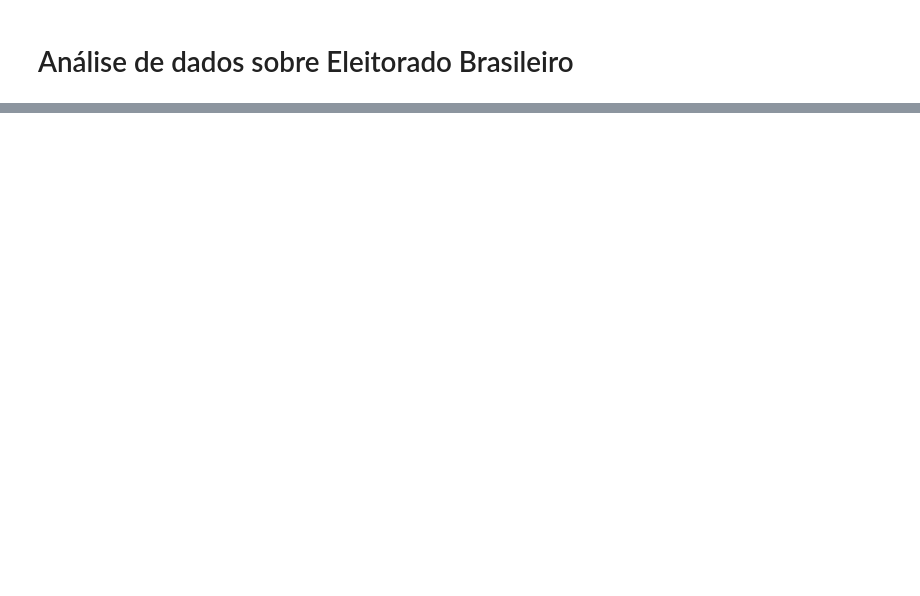
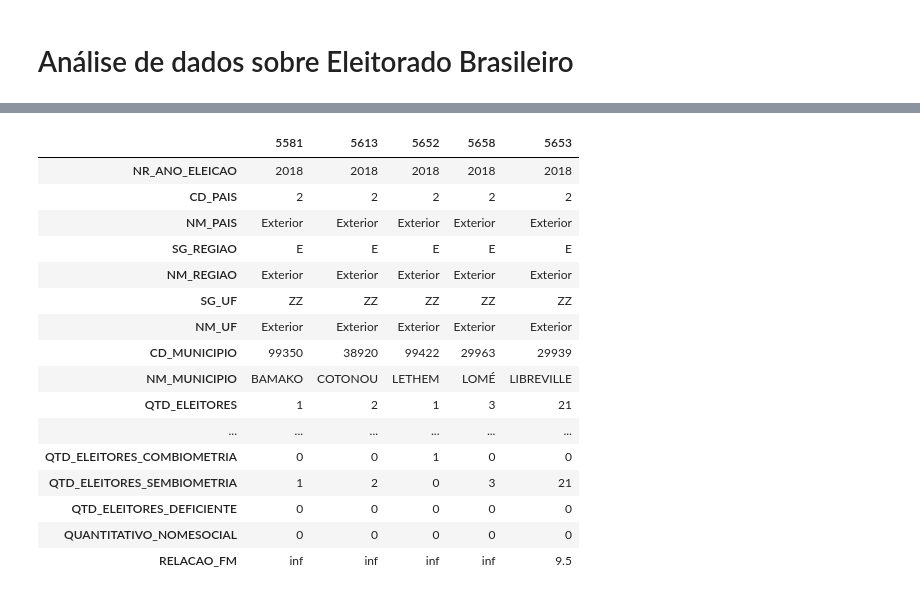
Before and after one commit to diegopmayer/dados-eleitores-TSE, a Jupyter notebook: eleitorado_brasileiro.ipynb, the cells around one changed output, grey strips where cells are left out. Cells and saved outputs as stored; diff of their text form; code cells hidden in the pictures; blank space fills up the shorter version.

```diff
--- a/eleitorado_brasileiro.ipynb
+++ b/eleitorado_brasileiro.ipynb
@@ -12,0 +105,3 @@ df
+# %%
+df['RELACAO_FM'] = df['QTD_ELEITORES_FEMININO'] / df['QTD_ELEITORES_MASCULINO']
+df['RELACAO_FM']
@@ -12,0 +126,21 @@ df
+# %%
+# municipios com maior relação f/m
+df.nlargest(5, 'RELACAO_FM').T
+# %% [output]
+|  | 5581 | 5613 | 5652 | 5658 | 5653 |
+| NR_ANO_ELEICAO | 2018 | 2018 | 2018 | 2018 | 2018 |
+| CD_PAIS | 2 | 2 | 2 | 2 | 2 |
+| NM_PAIS | Exterior | Exterior | Exterior | Exterior | Exterior |
+| SG_REGIAO | E | E | E | E | E |
+| NM_REGIAO | Exterior | Exterior | Exterior | Exterior | Exterior |
+| SG_UF | ZZ | ZZ | ZZ | ZZ | ZZ |
+| NM_UF | Exterior | Exterior | Exterior | Exterior | Exterior |
+| CD_MUNICIPIO | 99350 | 38920 | 99422 | 29963 | 29939 |
+| NM_MUNICIPIO | BAMAKO | COTONOU | LETHEM | LOMÉ | LIBREVILLE |
+| QTD_ELEITORES | 1 | 2 | 1 | 3 | 21 |
+| ... | ... | ... | ... | ... | ... |
+| QTD_ELEITORES_COMBIOMETRIA | 0 | 0 | 1 | 0 | 0 |
+| QTD_ELEITORES_SEMBIOMETRIA | 1 | 2 | 0 | 3 | 21 |
+| QTD_ELEITORES_DEFICIENTE | 0 | 0 | 0 | 0 | 0 |
+| QUANTITATIVO_NOMESOCIAL | 0 | 0 | 0 | 0 | 0 |
+| RELACAO_FM | inf | inf | inf | inf | 9.5 |
```
Also changed, not shown: parts of 13 cells of this notebook, 1 other file.
